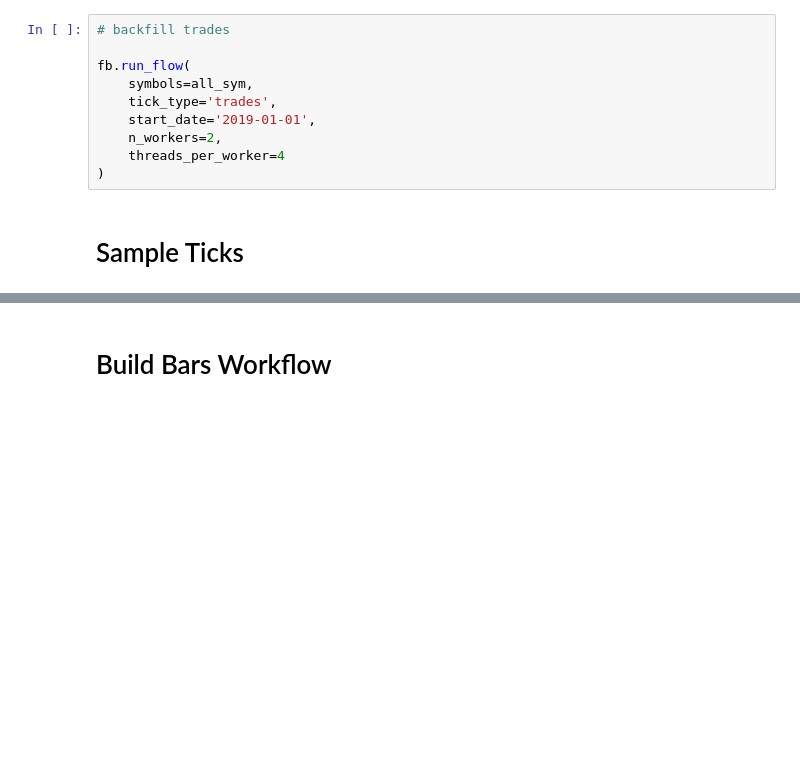
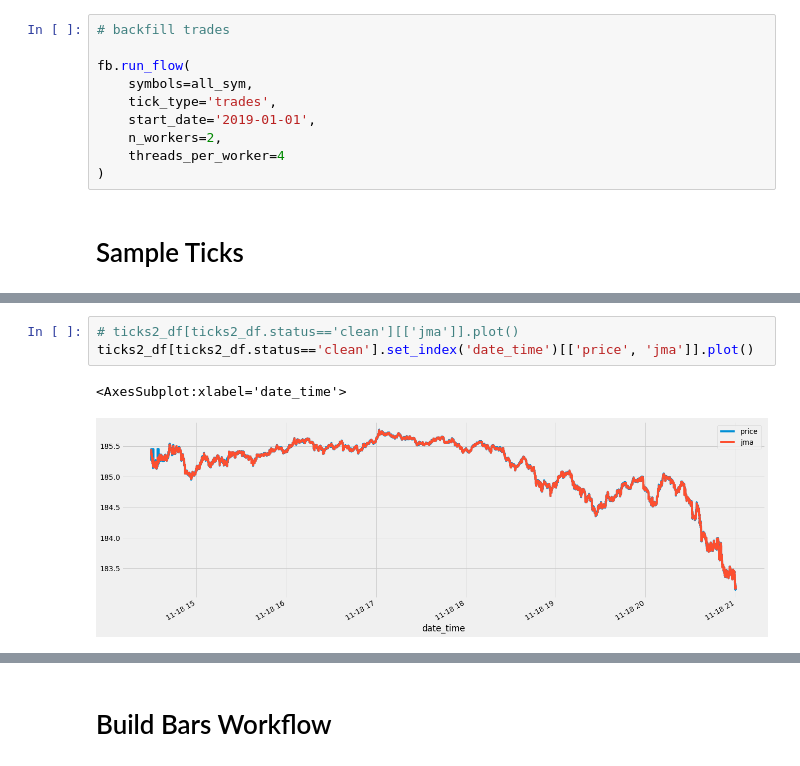
Before and after one commit to bobcolner/pandas-polygon, a Jupyter notebook: nb_notebook.ipynb, the cells around one changed output, grey strips where cells are left out. Saved outputs shown, nothing was run; the diff lists cells and outputs as text; blank space fills up the shorter version.

```diff
--- a/nb_notebook.ipynb
+++ b/nb_notebook.ipynb
@@ -171,3 +157,9 @@ Name: duration_td, dtype: object
+# %%
+# ticks2_df[ticks2_df.status=='clean'][['jma']].plot()
+ticks2_df[ticks2_df.status=='clean'].set_index('date_time')[['price', 'jma']].plot()
+# %% [output]
+<AxesSubplot:xlabel='date_time'>
+[figure, added]
 # %%
 pd.plotting.autocorrelation_plot(bars_df.jma_return)
 # %% [output]
```
Also changed, not shown: parts of 23 cells of this notebook, 4 other files.
